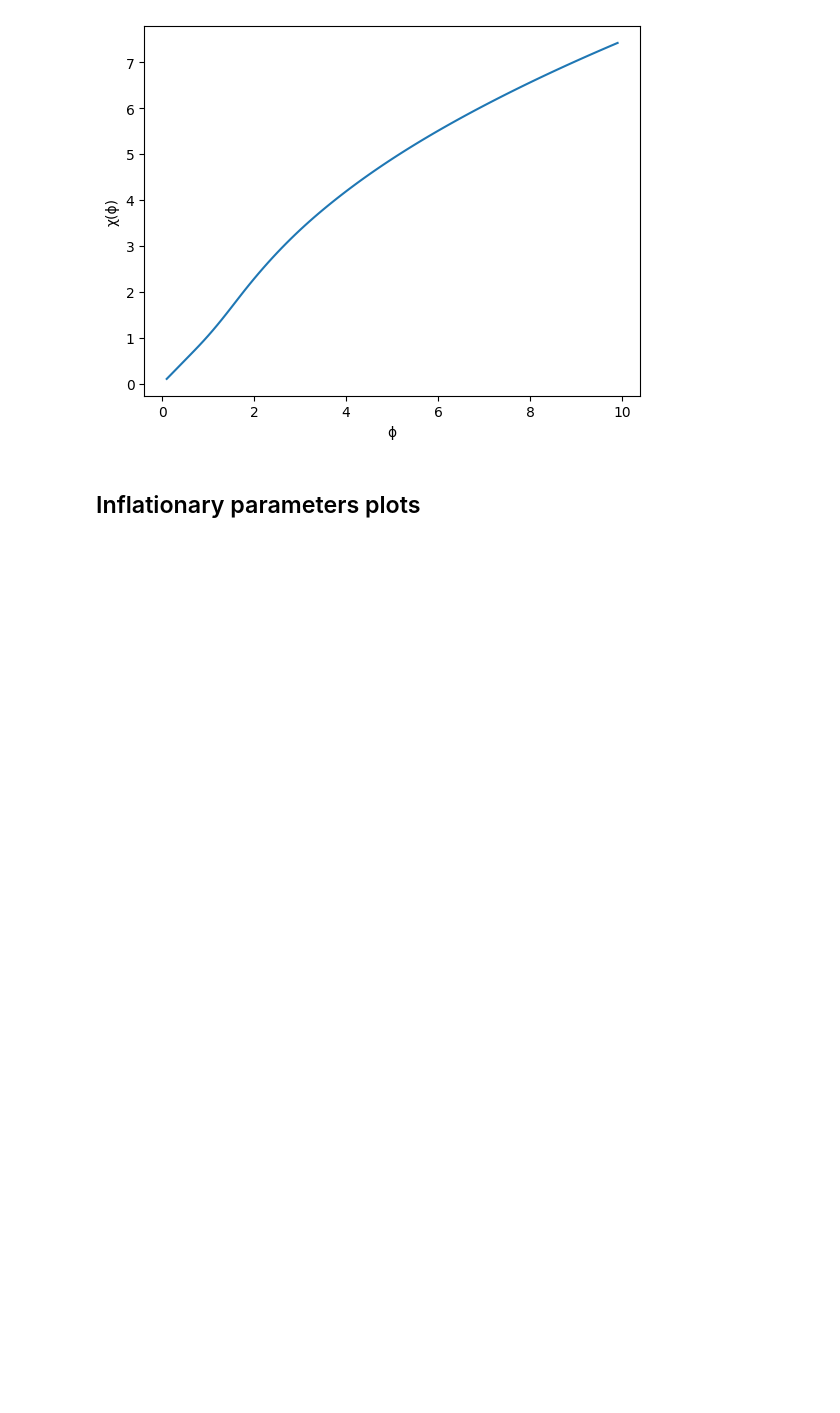
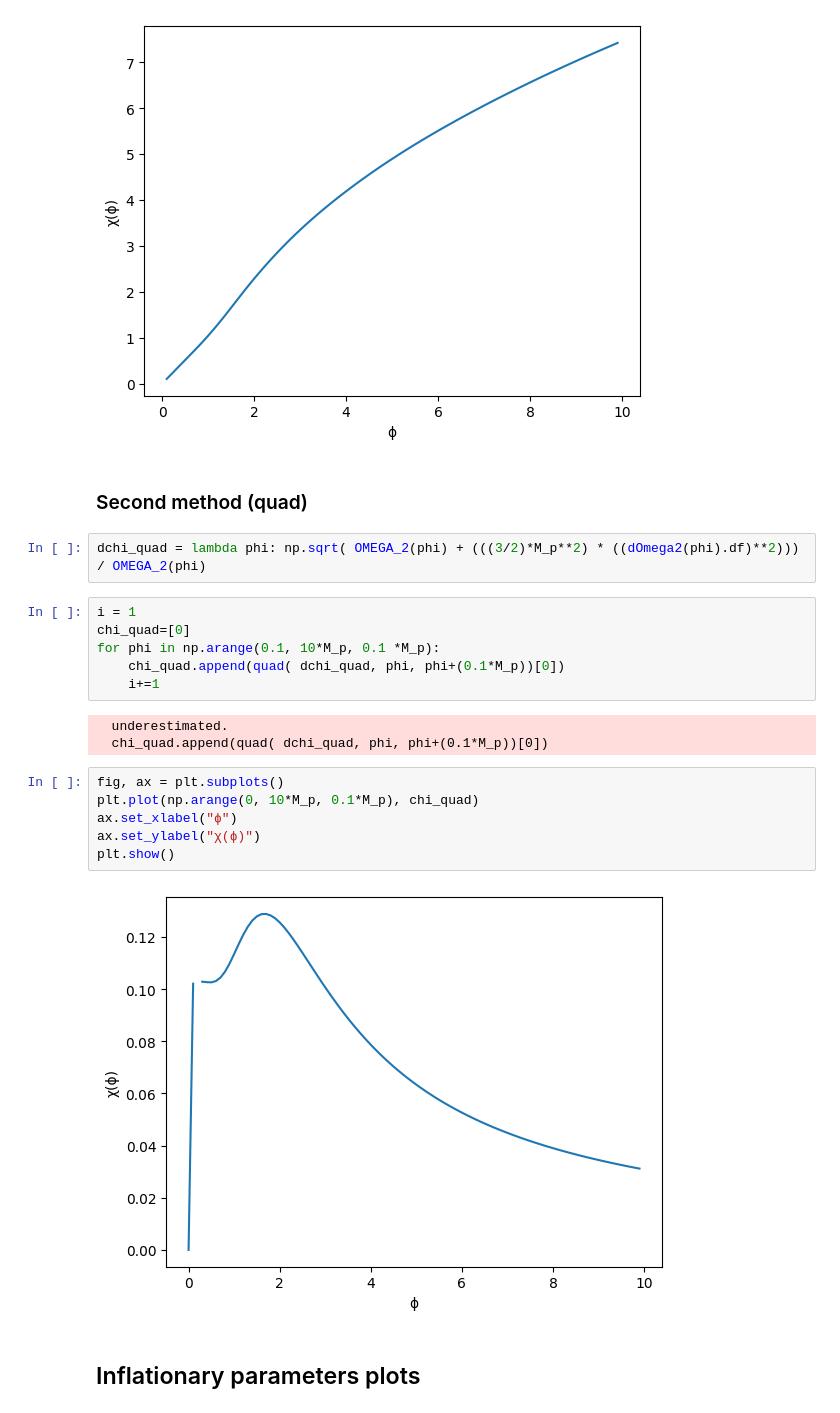
Before and after one commit to EmiliePequeux/MasterThesis, a Jupyter notebook: BallestrosRadPot.ipynb, the cells around one changed output. Drawn from its saved outputs; the diff is of its cells as text; blank space fills up the shorter version.

Commit message:
Comparison methods for chi(phi)

```diff
--- a/BallestrosRadPot.ipynb
+++ b/BallestrosRadPot.ipynb
@@ -79,6 +81,27 @@ ax.set_ylabel("χ(ϕ)")
 plt.show()
 # %% [output]
 [figure]
+# %% [markdown]
+### Second method (quad)
+# %%
+dchi_quad = lambda phi: np.sqrt( OMEGA_2(phi) + (((3/2)*M_p**2) * ((dOmega2(phi).df)**2))) / OMEGA_2(phi)
+# %%
+i = 1
+chi_quad=[0]
+for phi in np.arange(0.1, 10*M_p, 0.1 *M_p):
+    chi_quad.append(quad( dchi_quad, phi, phi+(0.1*M_p))[0])
+    i+=1
+# %% [output]
+  underestimated.
+  chi_quad.append(quad( dchi_quad, phi, phi+(0.1*M_p))[0])
+# %%
+fig, ax = plt.subplots()
+plt.plot(np.arange(0, 10*M_p, 0.1*M_p), chi_quad)
+ax.set_xlabel("ϕ")
+ax.set_ylabel("χ(ϕ)")
+plt.show()
+# %% [output]
+[figure, added]
 # %% [markdown]
 ## Inflationary parameters plots
 # %%
```
Also changed, not shown: parts of 3 cells of this notebook.
